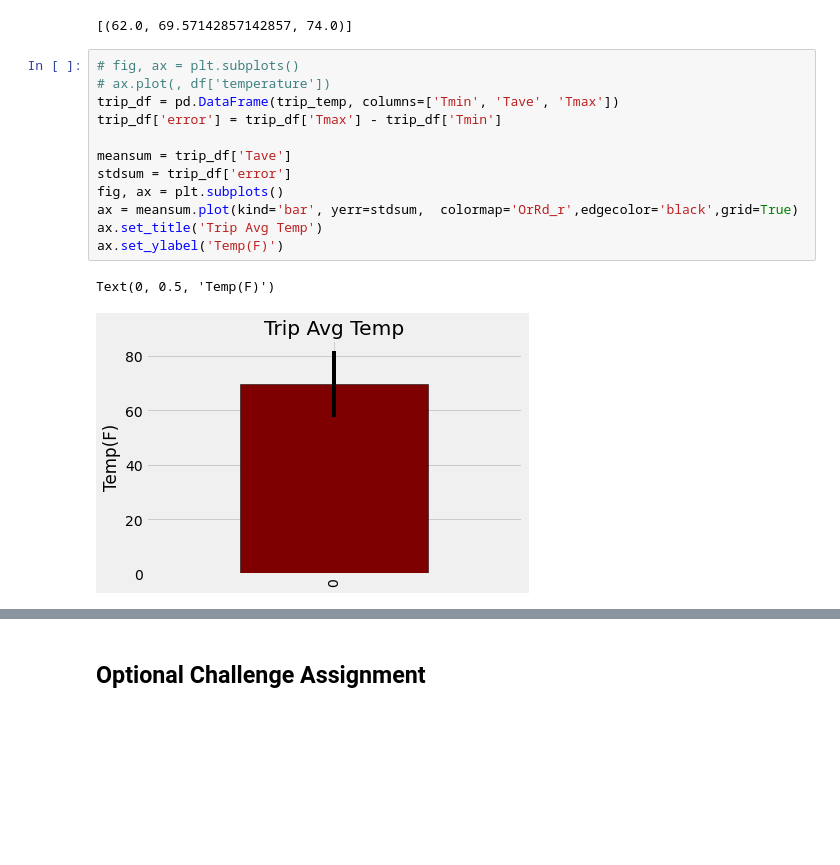
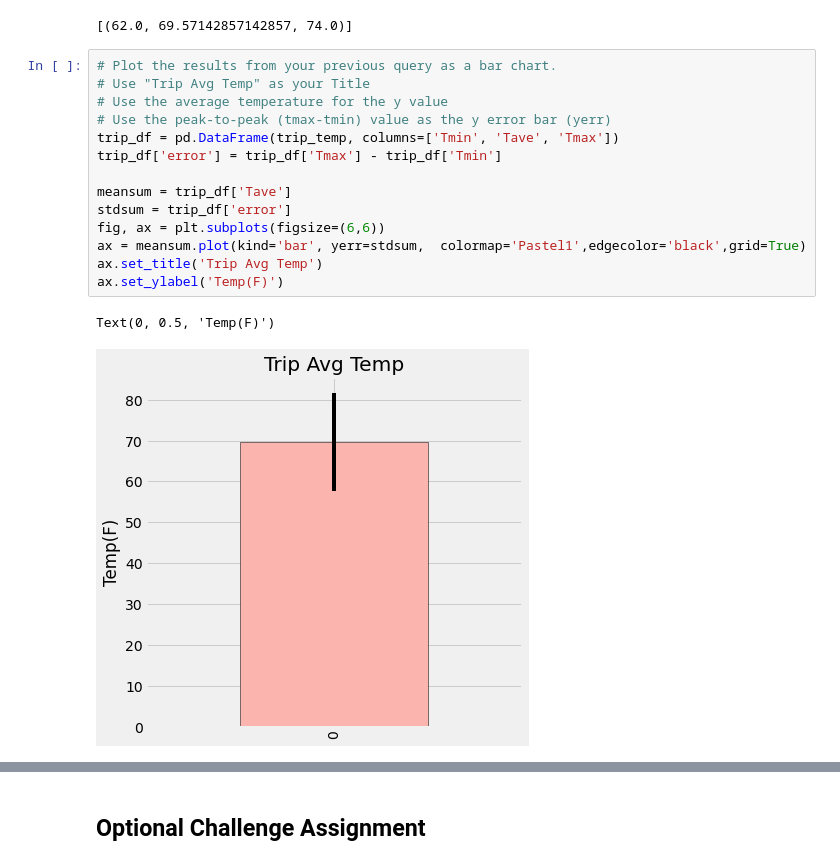
Before and after one commit to moz5691/sqlalchemy-challenge, a Jupyter notebook: climate_starter.ipynb, the cells around one changed output, grey strips where cells are left out. Cells and saved outputs as stored; diff of their text form; blank space fills up the shorter version.

```diff
--- a/climate_starter.ipynb
+++ b/climate_starter.ipynb
@@ -196,17 +194,19 @@ trip_temp
 # %% [output]
 [(62.0, 69.57142857142857, 74.0)]
 # %%
-# fig, ax = plt.subplots()
-# ax.plot(, df['temperature'])
+# Plot the results from your previous query as a bar chart.
+# Use "Trip Avg Temp" as your Title
+# Use the average temperature for the y value
+# Use the peak-to-peak (tmax-tmin) value as the y error bar (yerr)
 trip_df = pd.DataFrame(trip_temp, columns=['Tmin', 'Tave', 'Tmax'])
 trip_df['error'] = trip_df['Tmax'] - trip_df['Tmin']
 
 meansum = trip_df['Tave']
 stdsum = trip_df['error']
-fig, ax = plt.subplots()
-ax = meansum.plot(kind='bar', yerr=stdsum,  colormap='OrRd_r',edgecolor='black',grid=True)
+fig, ax = plt.subplots(figsize=(6,6))
+ax = meansum.plot(kind='bar', yerr=stdsum,  colormap='Pastel1',edgecolor='black',grid=True)
 ax.set_title('Trip Avg Temp')
 ax.set_ylabel('Temp(F)')
 # %% [output]
 Text(0, 0.5, 'Temp(F)')
-[figure, old version]
+[figure, new version]
```
Also changed, not shown: parts of 17 cells of this notebook, 1 other file.
